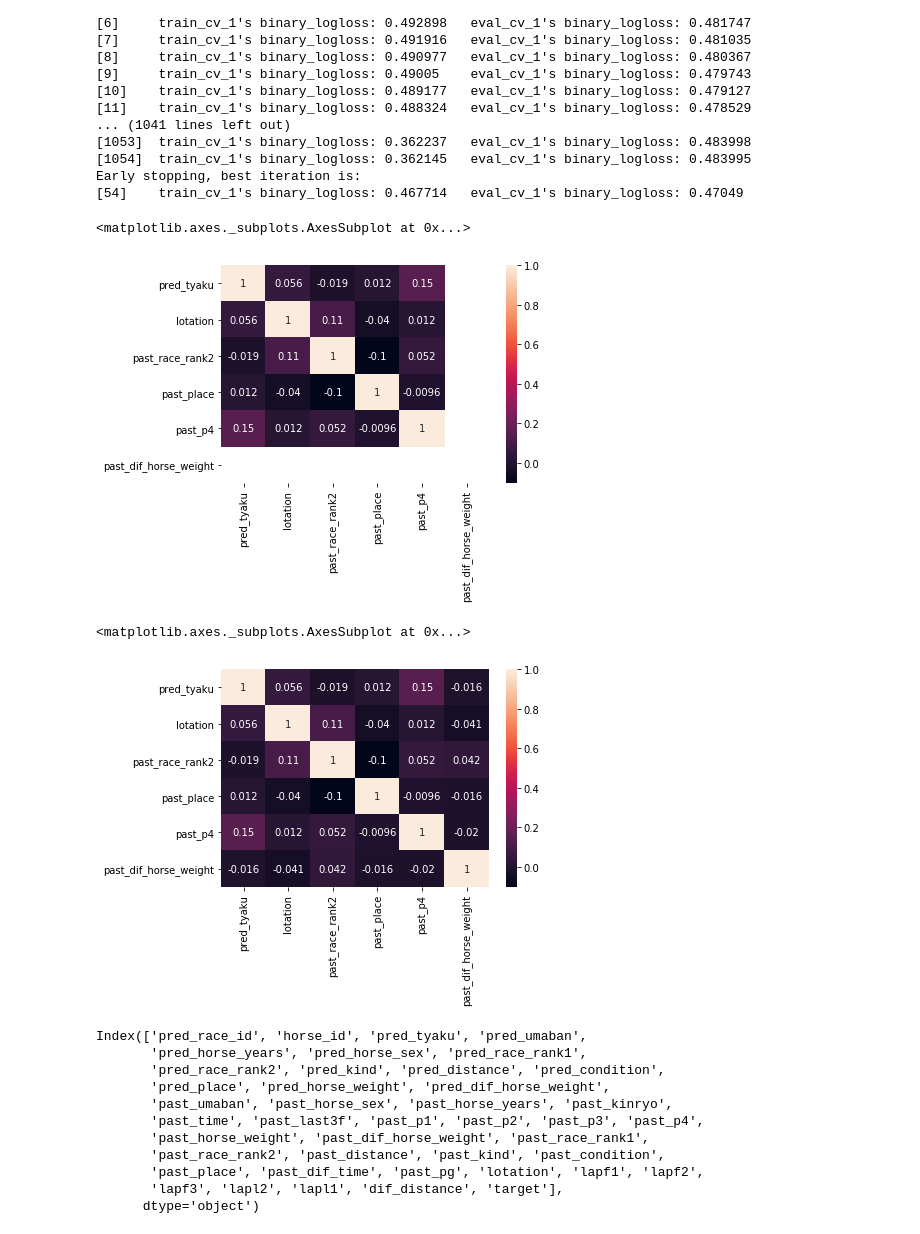
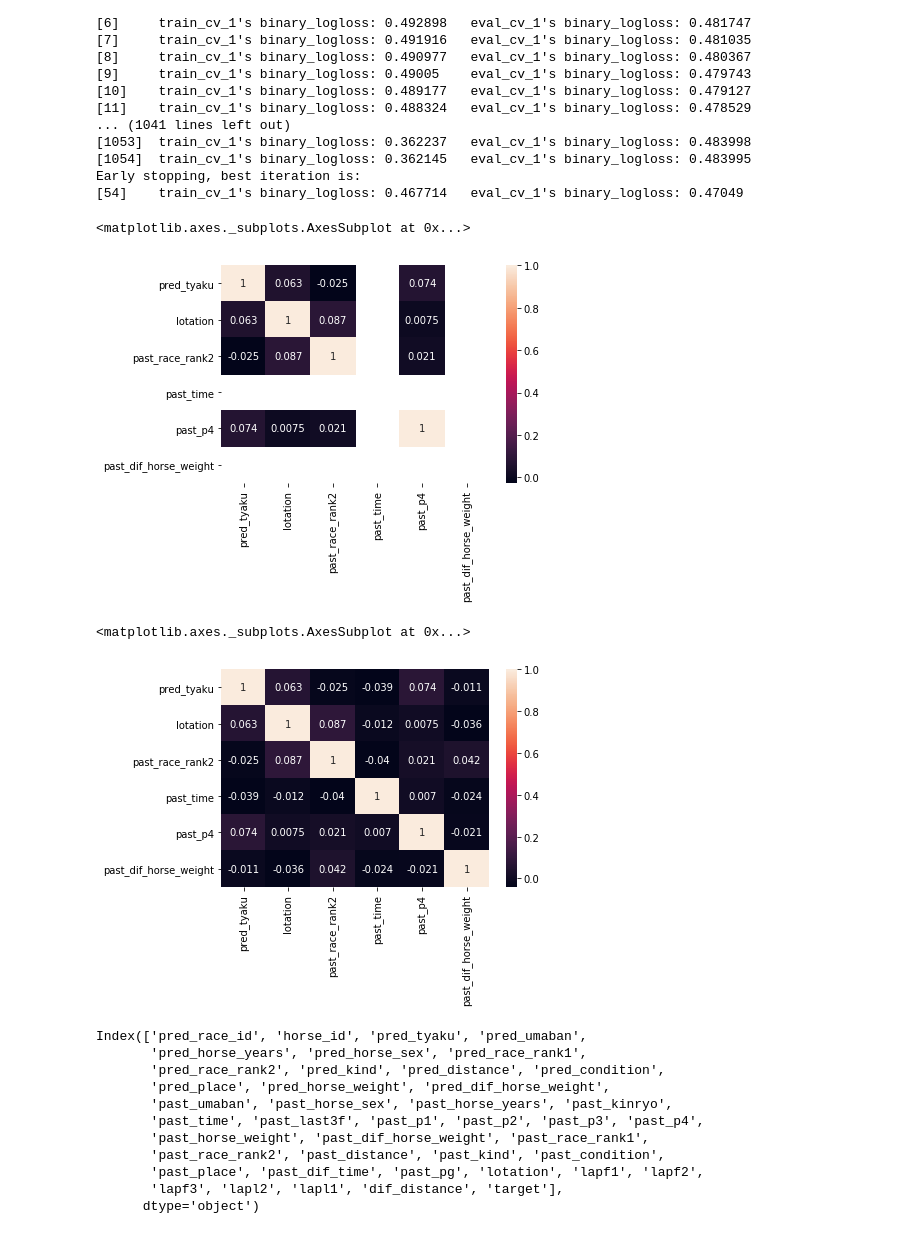
Before and after one commit to domo1124/predict_race, a Jupyter notebook: model/model_v2/EDA/model_v2_eda.ipynb, the cells around one changed output. Drawn from its saved outputs; the diff is of its cells as text; code cells hidden in the pictures.

```diff
--- a/model/model_v2/EDA/model_v2_eda.ipynb
+++ b/model/model_v2/EDA/model_v2_eda.ipynb
@@ -299,13 +317,27 @@ df['pred_race_rank2'] = df['pred_race_rank2'].apply(lambda x : cate_rank2.get(x)
 cate_kind = {'芝':0,'ダ':1}
 df['pred_kind'] = df['pred_kind'].apply(lambda x : cate_kind.get(x))
 df['past_kind'] = df['past_kind'].apply(lambda x : cate_kind.get(x))
+# %%
+#最初のコーナー順位を取り出す
+def first_past(data):
+    past = 0
+    for i in data:
+        if i !=0:
+            past=i
+            break
+    return past
+df["first_past"] = df[["past_p1","past_p2","past_p3","past_p4"]].apply(lambda x: first_past(x),axis=1)
 # %%
 #位置取りの計算
+df['dif_past'] = df["past_tyaku"] / df["past_p4"]
+
+df["first_past"] = df["first_past"] / df["past_horse_count"]
 df['past_p1'] = df["past_p1"] / df["past_horse_count"]
 df['past_p2'] = df["past_p2"] / df["past_horse_count"]
 df['past_p3'] = df["past_p3"] / df["past_horse_count"]
 df['past_p4'] = df["past_p4"] / df["past_horse_count"]
 df['past_pg'] = df["past_tyaku"] / df["past_horse_count"]
+df['dif_past2'] = df["past_p3"] - df["past_p4"]
 # %%
 #ローテーションの計算
 df['lotation'] = (df["pred_race_date"] - df["past_race_date"]).dt.days
@@ -314,14 +346,32 @@ df['lotation'] = (df["pred_race_date"] - df["past_race_date"]).dt.days
 df["lapf1"] = None
 df["lapf2"] = None
 df["lapf3"] = None
+df["lapf4"] = None
+df["lapl3"] = None
 df["lapl2"] = None
 df["lapl1"] = None
-df[["lapf1","lapf2","lapf3","lapl2","lapl1"]] = [np.array(x.split('-'),dtype='float64')[[0,1,2,-2,-1]] for x in df.past_lap_time]
+df["dif_lap21"] = None
+df["dif_lap32"] = None
+df["dif_lap43"] = None
+df["race_dif_3f"] = None
+df["race_first_3f"] = None
+df["race_last_3f"] = None
+df[["lapf1","lapf2","lapf3","lapl3","lapf4","lapl2","lapl1"]] = [np.array(x.split('-'),dtype='float64')[[0,1,2,3,-3,-2,-1]] for x in df.past_lap_time]
 df["lapf1"] = [x[0]/200.0 if (x[1]/100)%2 == 0 else x[0]/100.0 for x in df[["lapf1","past_distance"]].values]
-df[["lapf2","lapf3","lapl2","lapl1"]] = df[["lapf2","lapf3","lapl2","lapl1"]]/200.0
+df[["lapf2","lapf3","lapf4","lapl3","lapl2","lapl1"]] = df[["lapf2","lapf3","lapf4","lapl3","lapl2","lapl1"]]/200.0
+df["race_first_3f"] = df["lapf1"]+ df["lapf2"] + df["lapf3"]
+df["race_last_3f"]  = df["lapl1"]+ df["lapl2"] + df["lapl3"]
+df["dif_lap21"] = df["lapf2"] - df["lapf1"]
+df["dif_lap32"] = df["lapf3"] - df["lapf2"]
+df["dif_lap43"] = df["lapf4"] - df["lapf3"]
+df["race_dif_3f"] = df["race_first_3f"]-df["race_last_3f"]
+df = df.drop(columns=["lapf4"])
 # %%
 #距離延長、短縮
 df["dif_distance"] = (df["pred_distance"] - df["past_distance"])/200
+# %%
+#time-last3f
+df["time_2"] = df["past_time"]-df["past_last3f"]
 # %%
 #距離分類
 def distance_category(x):
@@ -540,18 +720,18 @@ Early stopping, best iteration is:
 [54]    train_cv_1's binary_logloss: 0.467714   eval_cv_1's binary_logloss: 0.47049
 # %%
 #heat_mapを確認
-cols = ['pred_tyaku', 'lotation', 'past_race_rank2', 'past_place', 'past_p4','past_dif_horse_weight']
+cols = ['pred_tyaku', 'lotation', 'past_race_rank2', 'past_time', 'past_p4','past_dif_horse_weight']
 cm = np.corrcoef(df_past1[cols].values.T)
 sns.heatmap(cm,cbar=True,annot=True,yticklabels=cols,xticklabels=cols)
 # %% [output]
 <matplotlib.axes._subplots.AxesSubplot at 0x...>
-[figure, old version]
+[figure, new version]
 # %%
 cm = df_past1[cols].corr().values
 sns.heatmap(cm,cbar=True,annot=True,yticklabels=cols,xticklabels=cols)
 # %% [output]
 <matplotlib.axes._subplots.AxesSubplot at 0x...>
-[figure, old version]
+[figure, new version]
 # %%
 df_past1.columns
 # %% [output]
```
Also changed, not shown: parts of 44 cells of this notebook, 16 other files.
